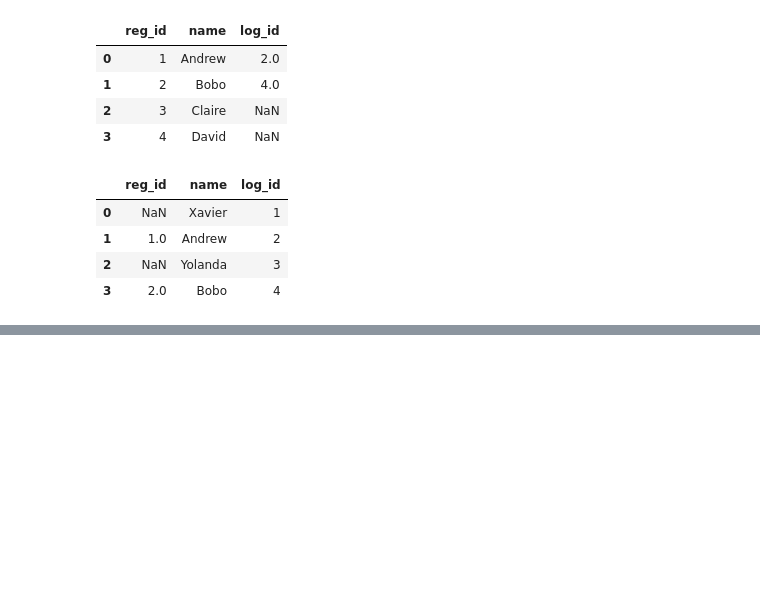
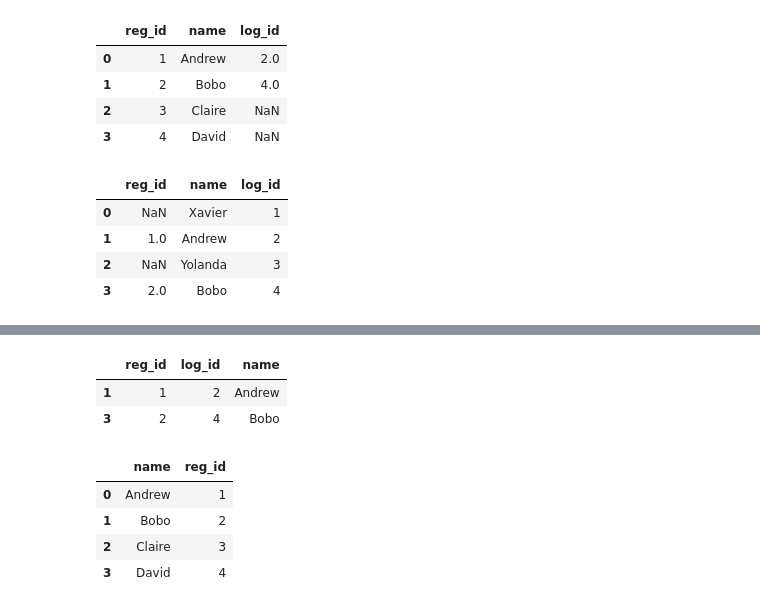
Before and after one commit to UnuSynth/MachineLearningCourses, a Jupyter notebook: Lessons/Section 5 - Pandas/DataCombining.ipynb, the cells around one changed output, grey strips where cells are left out. Drawn from its saved outputs; the diff is of its cells as text; code cells hidden in the pictures; blank space fills up the shorter version.

```diff
--- a/Lessons/Section 5 - Pandas/DataCombining.ipynb
+++ b/Lessons/Section 5 - Pandas/DataCombining.ipynb
@@ -146,0 +157,2 @@ pd.merge(left=registrations, right=logins, how="right", on="name")
+# %%
+registrations = registrations.set_index("name")
@@ -146,0 +176,16 @@ pd.merge(left=registrations, right=logins, how="right", on="name")
+# %%
+pd.merge(registrations, logins, left_index=True, right_on="name", how="inner")
+# %% [output]
+|  | reg_id | log_id | name |
+| 1 | 1 | 2 | Andrew |
+| 3 | 2 | 4 | Bobo |
+# %%
+registrations = registrations.reset_index()
+# %%
+registrations
+# %% [output]
+|  | name | reg_id |
+| 0 | Andrew | 1 |
+| 1 | Bobo | 2 |
+| 2 | Claire | 3 |
+| 3 | David | 4 |
```
Also changed, not shown: parts of 14 cells of this notebook.
